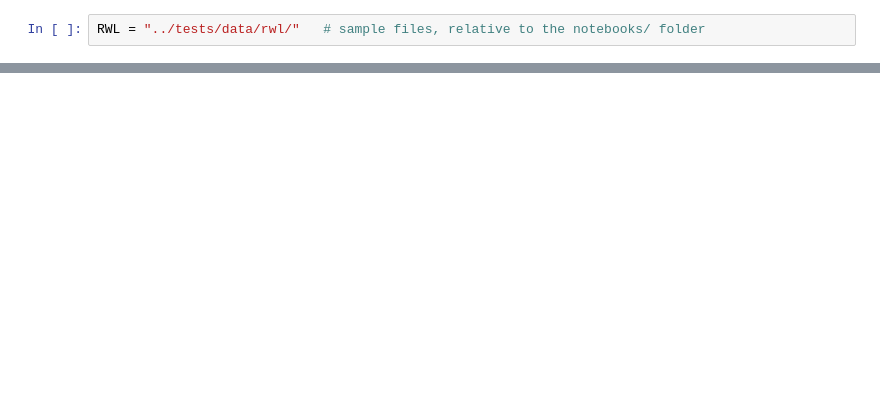
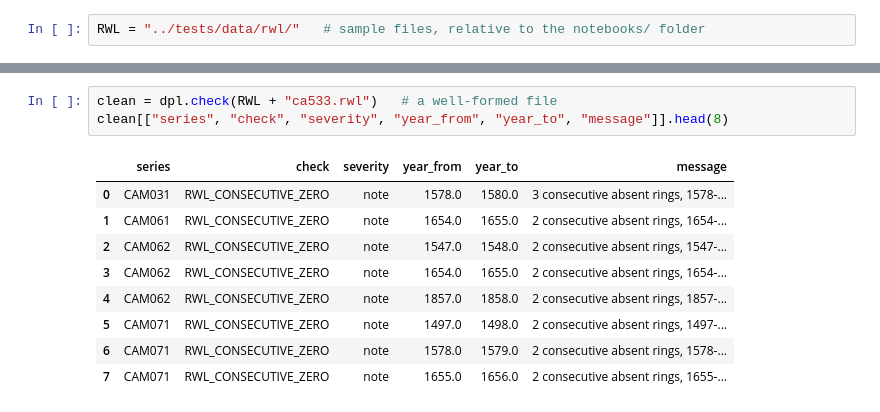
Before and after one commit to OpenDendro/dplPy, a Jupyter notebook: notebooks/crossdating_demonstration.ipynb, the cells around one changed output, grey strips where cells are left out. Cells and saved outputs as stored; diff of their text form; blank space fills up the shorter version.

```diff
--- a/notebooks/crossdating_demonstration.ipynb
+++ b/notebooks/crossdating_demonstration.ipynb
@@ -267,0 +379,13 @@ COFECHA-style output, reproduced with dplPy 0.6.0 preset="COFECHA" on 11Sep26
+# %%
+clean = dpl.check(RWL + "ca533.rwl")   # a well-formed file
+clean[["series", "check", "severity", "year_from", "year_to", "message"]].head(8)
+# %% [output]
+|  | series | check | severity | year_from | year_to | message |
+| 0 | CAM031 | RWL_CONSECUTIVE_ZERO | note | 1578.0 | 1580.0 | 3 consecutive absent rings, 1578-... |
+| 1 | CAM061 | RWL_CONSECUTIVE_ZERO | note | 1654.0 | 1655.0 | 2 consecutive absent rings, 1654-... |
+| 2 | CAM062 | RWL_CONSECUTIVE_ZERO | note | 1547.0 | 1548.0 | 2 consecutive absent rings, 1547-... |
+| 3 | CAM062 | RWL_CONSECUTIVE_ZERO | note | 1654.0 | 1655.0 | 2 consecutive absent rings, 1654-... |
+| 4 | CAM062 | RWL_CONSECUTIVE_ZERO | note | 1857.0 | 1858.0 | 2 consecutive absent rings, 1857-... |
+| 5 | CAM071 | RWL_CONSECUTIVE_ZERO | note | 1497.0 | 1498.0 | 2 consecutive absent rings, 1497-... |
+| 6 | CAM071 | RWL_CONSECUTIVE_ZERO | note | 1578.0 | 1579.0 | 2 consecutive absent rings, 1578-... |
+| 7 | CAM071 | RWL_CONSECUTIVE_ZERO | note | 1655.0 | 1656.0 | 2 consecutive absent rings, 1655-... |
```
Also changed, not shown: parts of 67 cells of this notebook.
